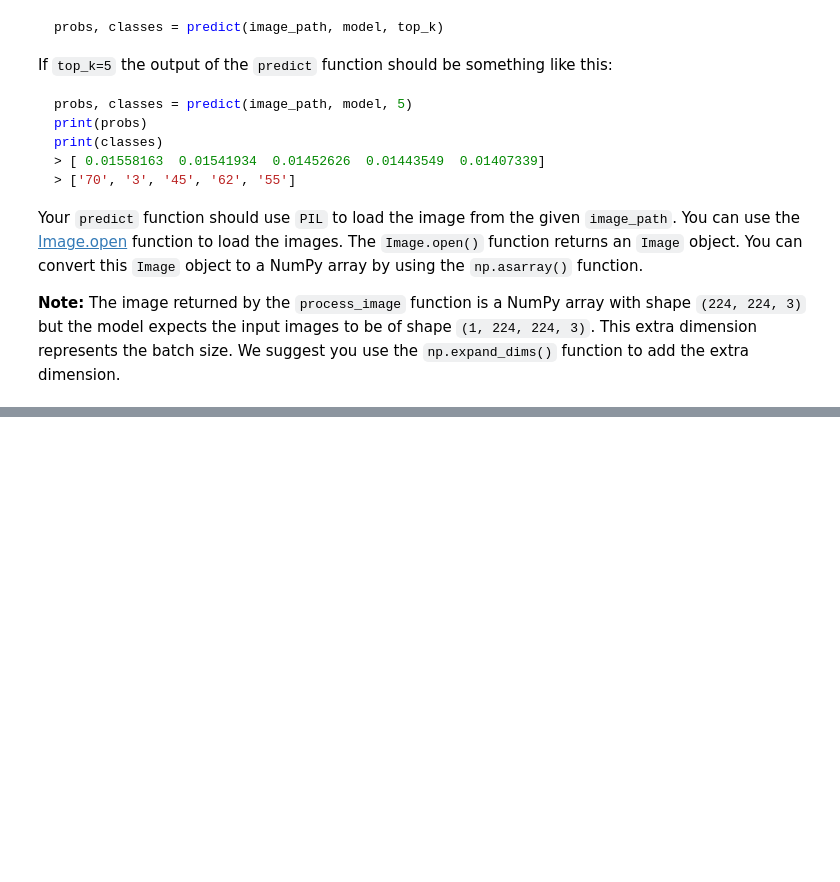
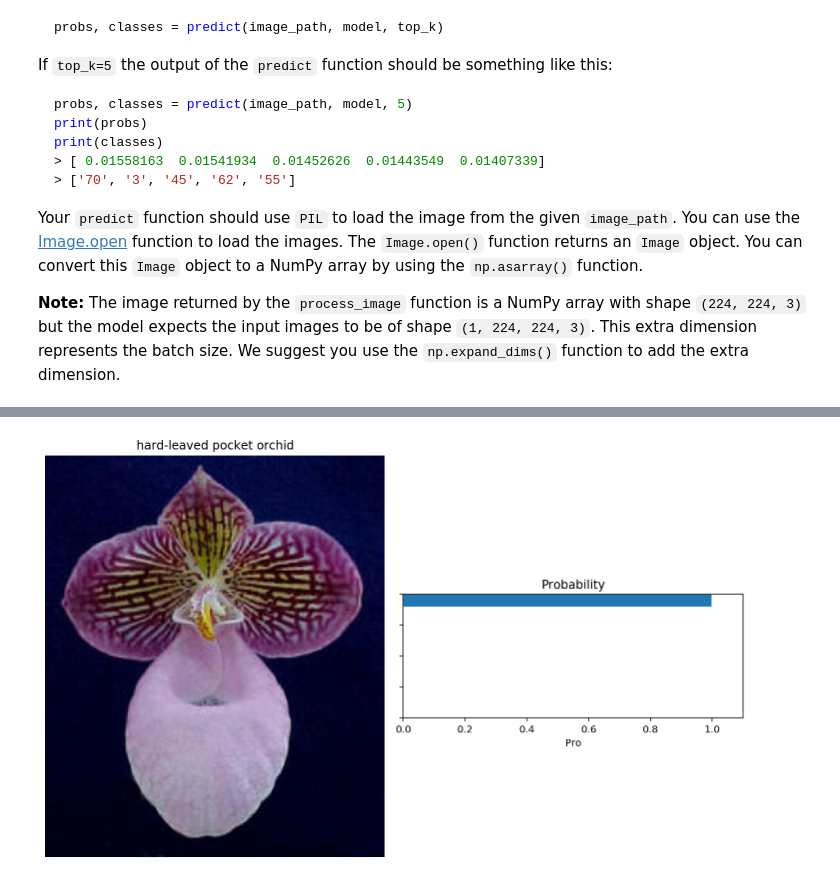
Before and after one commit to ooa747/Project_Image_Classifier_Project, a Jupyter notebook: Project_Image_Classifier_Project.ipynb, the cells around one changed output, grey strips where cells are left out. Saved outputs shown, nothing was run; the diff lists cells and outputs as text; code cells hidden in the pictures; blank space fills up the shorter version.

```diff
--- a/Project_Image_Classifier_Project.ipynb
+++ b/Project_Image_Classifier_Project.ipynb
@@ -466,6 +475,8 @@ def predict(image_path, model, top_k):
     modify_np_image = np.expand_dims(modify_np_image, axis=0)
     prediction = model.predict(modify_np_image)
     probs, classes = tf.math.top_k(prediction,top_k)
+    probs=probs.numpy().tolist()[0]
+    classes=classes.numpy().tolist()[0]
     return probs, classes
 # %% [markdown]
 # Sanity Check
@@ -484,18 +495,17 @@ In the cell below use `matplotlib` to plot the input image alongside the probabi
 You can convert from the class integer labels to actual flower names using `class_names`.
 # %%
 # TODO: Plot the input image along with the top 5 classes
-def check(image, model):
+def check(image, model , top_k):
 
-    ax1.imshow(processed_im)
-    ax1.set_title(path)
-    probs, classes = predict(image, model)
+    probs, classes = predict(image, model ,top_k)
     max_index = np.argmax(probs)
     max_label = classes[max_index]
     image = Image.open(image)
+    fig, (ax1 , ax2) = plt.subplots(figsize=(10,10),ncols=2)
+    ax1.imshow(image)
     ax1.axis('off')
-    ax1.set_title(cat_to_name[max_label])
-    ax1.imshow(image)
-    labels = (cat_to_name[c] for c in classes)
+    ax1.set_title(class_names[str(max_label+1)])
+    labels = (class_names[str(c+1)] for c in classes)
     tick_y = np.arange(5)
     ax2.set_yticklabels(labels)
     ax2.set_yticks(tick_y)
@@ -503,8 +513,14 @@ def check(image, model):
     ax2.set_xlabel('Pro')
     ax2.barh(np.arange(5), probs)
     ax2.set_aspect(0.1)
-    ax2.set_yticks(np.arange(5))
+    ax2.set_yticks(np.arange(top_k))
     ax2.set_yticklabels(labels);
     ax2.set_title('Probability')
     ax2.set_xlim(0, 1.1)
+    plt.tight_layout()
     plt.show()
+# %%
+image = './test_images/hard-leaved_pocket_orchid.jpg'
+check(image, reloaded_model , 5)
+# %% [output]
+[figure, added]
```
Also changed, not shown: parts of 6 cells of this notebook.
